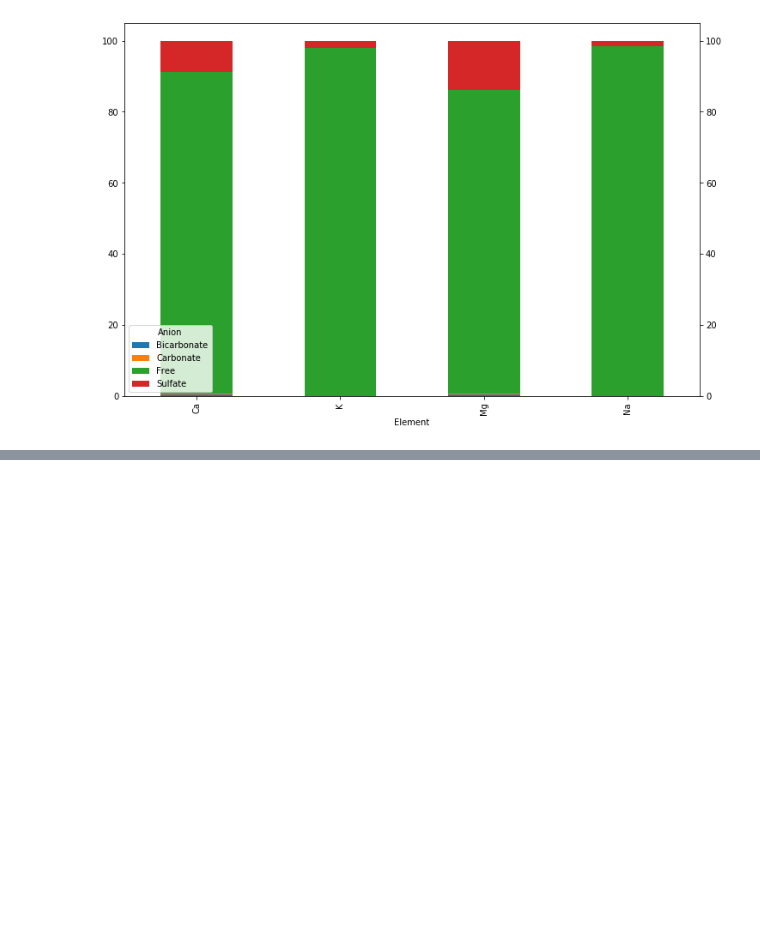
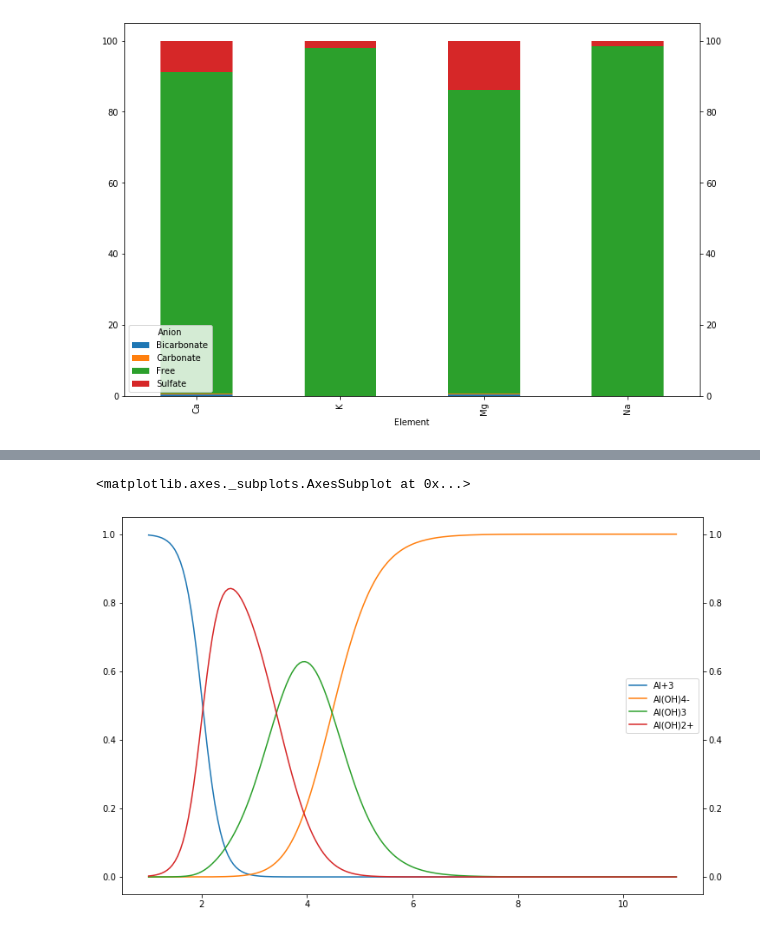
Before and after one commit to martinvoigt/askja-jupyter, a Jupyter notebook: Example.ipynb, the cells around one changed output, grey strips where cells are left out. Saved outputs shown, nothing was run; the diff lists cells and outputs as text; code cells hidden in the pictures; blank space fills up the shorter version.

```diff
--- a/Example.ipynb
+++ b/Example.ipynb
@@ -76,0 +132,6 @@ pivot.plot.bar(stacked=True)
+# %%
+AlSpec = CalcSpeciation(element='Al', species=['Al+3','Al(OH)4-','Al(OH)3','Al(OH)2+'], temp=200, pHRange=[1,11], points=200)
+AlSpec.plot()
+# %% [output]
+<matplotlib.axes._subplots.AxesSubplot at 0x...>
+[figure, added]
```
Also changed, not shown: parts of 11 cells of this notebook.
